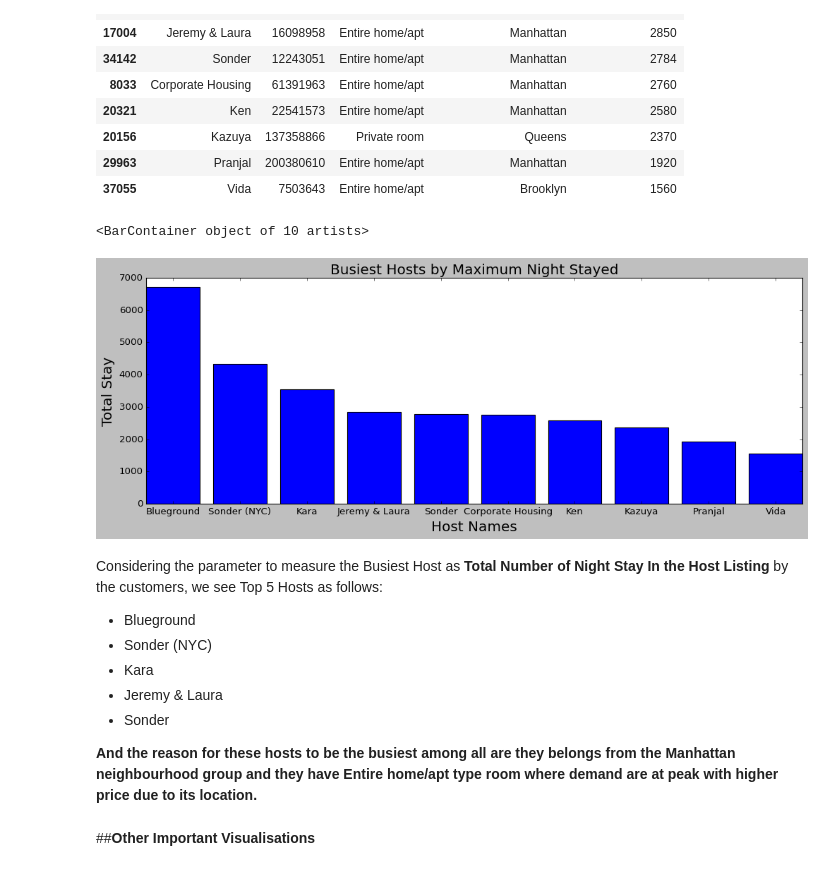
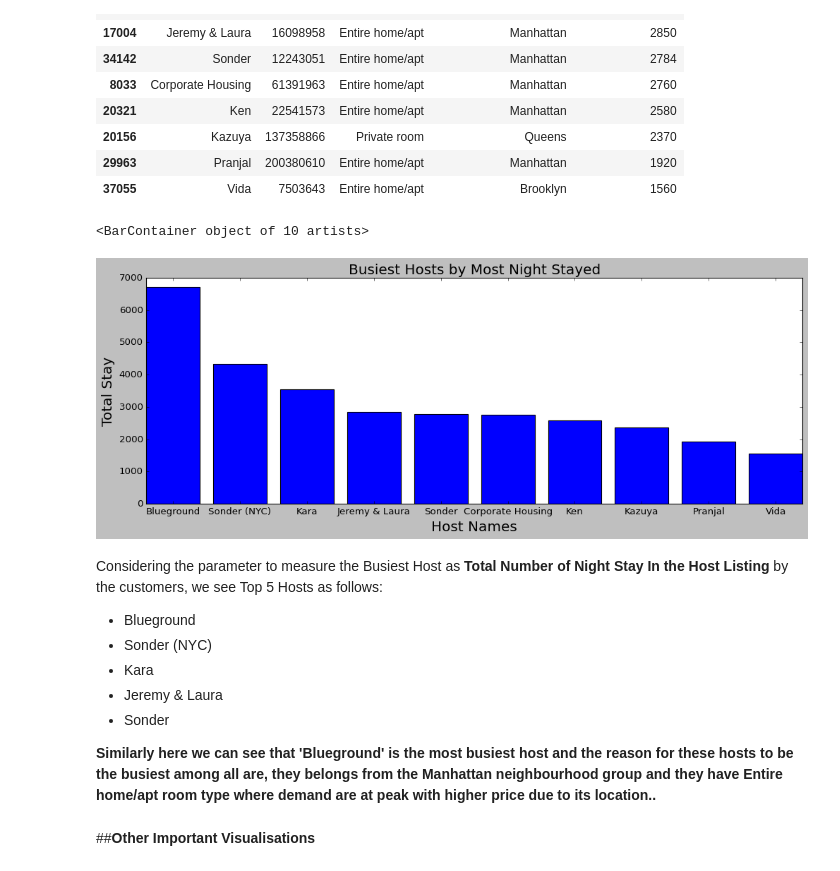
Before and after one commit to RajaChowdhury/Airbnb-Bookings-Analysis, a Jupyter notebook: Raja_Chowdhury_Airbnb_Bookings_Analysis_EDA_Capstone_Project.ipynb, the cells around one changed output. Drawn from its saved outputs; the diff is of its cells as text; code cells hidden in the pictures.

```diff
--- a/Raja_Chowdhury_Airbnb_Bookings_Analysis_EDA_Capstone_Project.ipynb
+++ b/Raja_Chowdhury_Airbnb_Bookings_Analysis_EDA_Capstone_Project.ipynb
@@ -693,16 +698,16 @@ busiest_hosts_by_total_night_stay
 # %%
 # Visualising The Busiest Hosts In Airbnb By Total Number Of Night stayed In The Host.
 
 host_name = busiest_hosts_by_total_night_stay['host_name']
 stay = busiest_hosts_by_total_night_stay['minimum_nights']
 plt.rcParams['figure.figsize'] = (15,5)
-plt.title('Busiest Hosts by Maximum Night Stayed', {'fontsize':18})
+plt.title('Busiest Hosts by Most Night Stayed', {'fontsize':18})
 plt.xlabel('Host Names',{'fontsize':18})
 plt.ylabel('Total Stay',{'fontsize':18})
 plt.bar(host_name, stay)
 # %% [output]
 <BarContainer object of 10 artists>
-[figure, old version]
+[figure, new version]
 # %% [markdown]
 Considering the parameter to measure the Busiest Host as **Total Number of Night Stay In the Host Listing** by the customers, we see Top 5 Hosts as follows:
 
@@ -712,7 +717,7 @@ Considering the parameter to measure the Busiest Host as **Total Number of Night
 - Jeremy & Laura
 - Sonder
 
-**And the reason for these hosts to be the busiest among all are they belongs from the Manhattan neighbourhood group and they have Entire home/apt type room where demand are at peak with higher price due to its location.**
+**Similarly here we can see that 'Blueground' is the most busiest host and the reason for these hosts to be the busiest among all are, they belongs from the Manhattan neighbourhood group and they have Entire home/apt room type where demand are at peak with higher price due to its location..**
 # %% [markdown]
 ##**Other Important Visualisations**
 # %%
```
Also changed, not shown: parts of 36 cells of this notebook.
